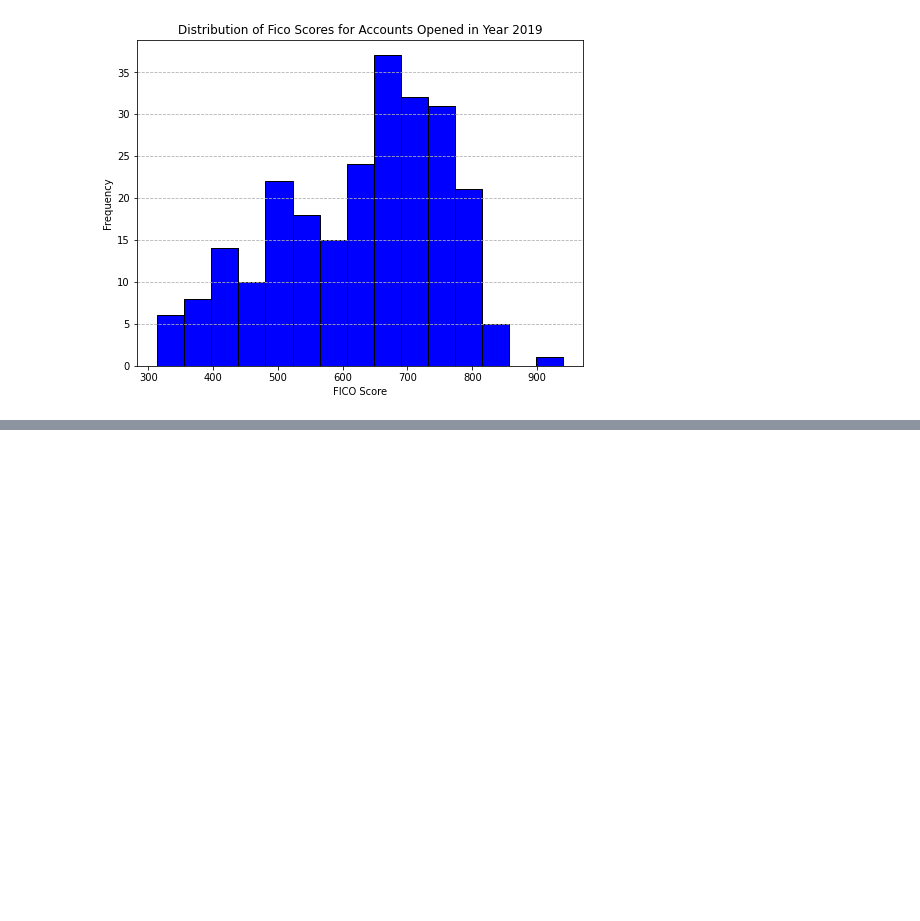
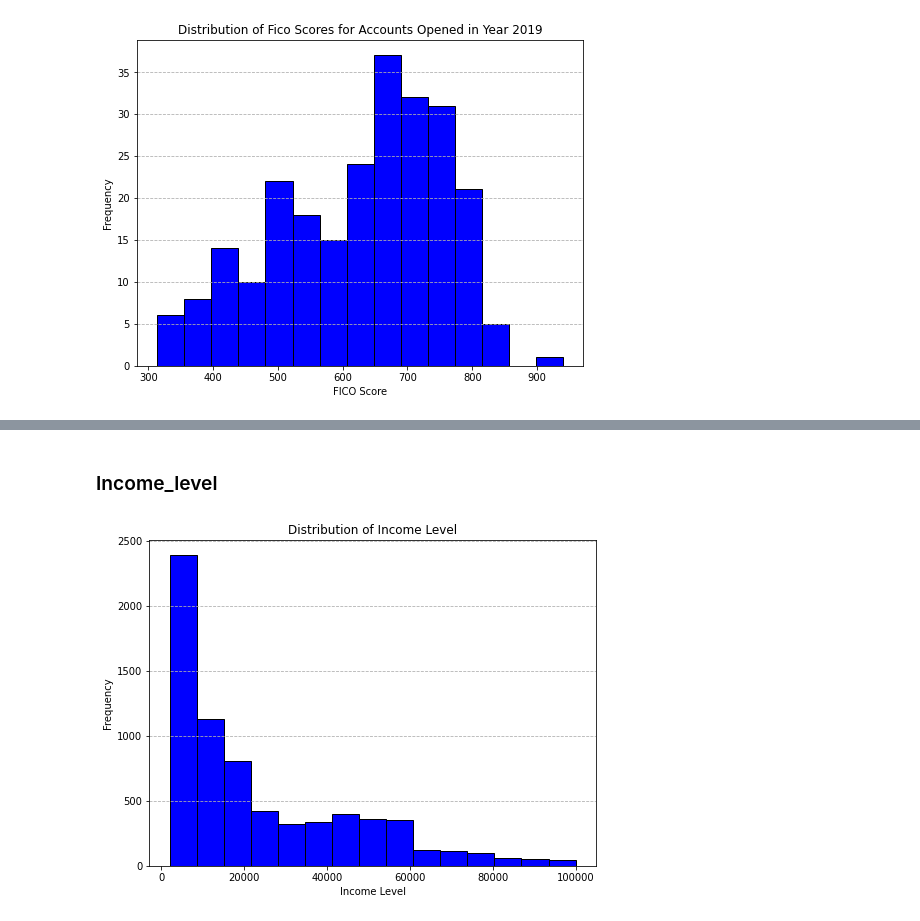
Before and after one commit to susara-ouchi/credit-score-case-study, a Jupyter notebook: credit_score_study_susara.ipynb, the cells around one changed output, grey strips where cells are left out. Drawn from its saved outputs; the diff is of its cells as text; code cells hidden in the pictures; blank space fills up the shorter version.

```diff
--- a/credit_score_study_susara.ipynb
+++ b/credit_score_study_susara.ipynb
@@ -171,0 +201,17 @@ plot_fico_score_by_year(df_0_2019, 2019)
+# %% [markdown]
+###  Income_level
+# %%
+#Overall
+plt.figure(figsize=(8, 6))
+plt.hist(
+    df_0['income_level'],
+    bins=15,
+    color='blue',
+    edgecolor='black')
+plt.title('Distribution of Income Level')
+plt.xlabel('Income Level')
+plt.ylabel('Frequency')
+plt.grid(axis='y', linestyle='--')
+plt.show()
+# %% [output]
+[figure, added]
```
Also changed, not shown: parts of 8 cells of this notebook.
